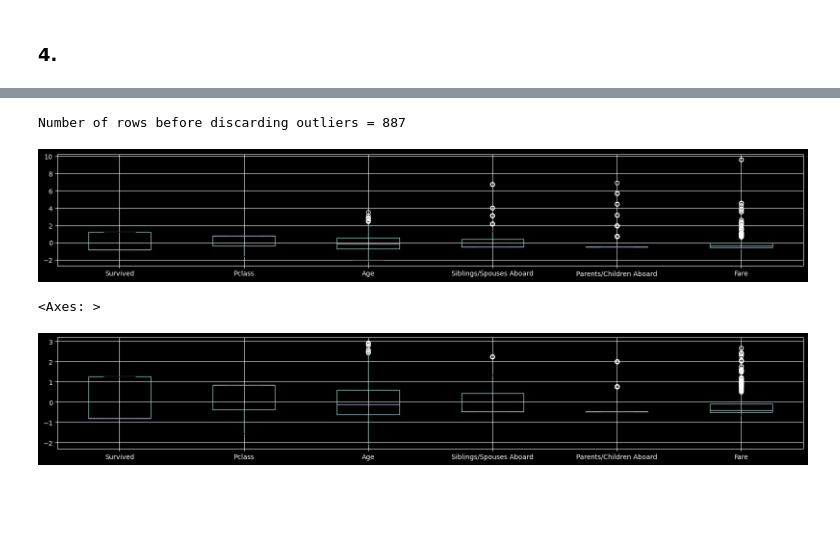
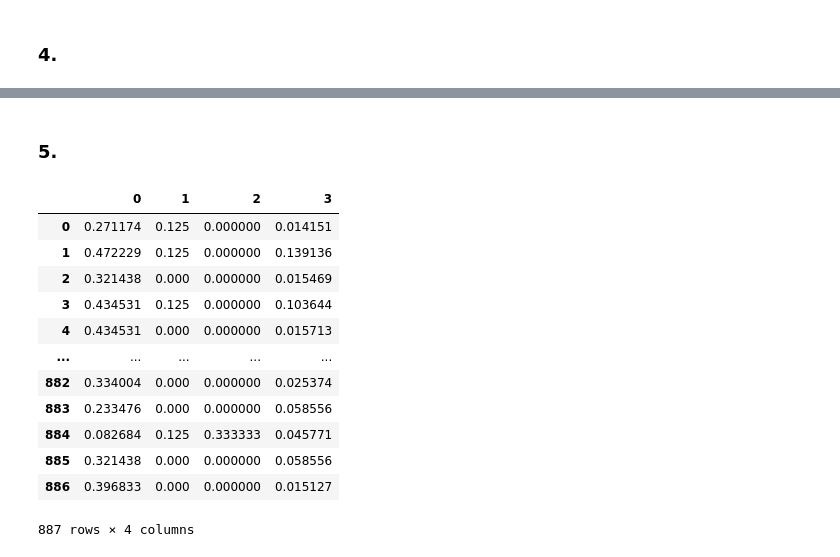
Before and after one commit to massmola/ml-assignments, a Jupyter notebook: Assignment1_group3.ipynb, the cells around one changed output, grey strips where cells are left out. Cells and saved outputs as stored; diff of their text form; code cells hidden in the pictures; blank space fills up the shorter version.

```diff
--- a/Assignment1_group3.ipynb
+++ b/Assignment1_group3.ipynb
@@ -93,18 +104,24 @@ Num of samples after outlier cleaning: 0
-# %%
-# Your code here
-Z = (numeric_titanic_df - numeric_titanic_df.mean())/numeric_titanic_df.std()
-
-Z.boxplot(figsize=(20, 3))
-print(f'Number of rows before discarding outliers = {Z.shape[0]}')
-# %% [output]
-Number of rows before discarding outliers = 887
-[figure, removed]
-# %%
-
-
-
-Z2 = Z.loc[((Z > -3).sum(axis=1)==len(Z.columns)) & ((Z <= 3).sum(axis=1)==len(Z.columns)), :]
-Z2.boxplot(figsize=(20, 3))
-# %% [output]
-<Axes: >
-[figure, removed]
+# %% [markdown]
+### 5.
+# %%
+from sklearn.preprocessing import MinMaxScaler
+
+scaler = MinMaxScaler()
+
+X_train_norm = scaler.fit_transform(titanic_df[numeric_attributes])
+
+pd.DataFrame(X_train_norm)
+# %% [output]
+|  | 0 | 1 | 2 | 3 |
+| 0 | 0.271174 | 0.125 | 0.000000 | 0.014151 |
+| 1 | 0.472229 | 0.125 | 0.000000 | 0.139136 |
+| 2 | 0.321438 | 0.000 | 0.000000 | 0.015469 |
+| 3 | 0.434531 | 0.125 | 0.000000 | 0.103644 |
+| 4 | 0.434531 | 0.000 | 0.000000 | 0.015713 |
+| ... | ... | ... | ... | ... |
+| 882 | 0.334004 | 0.000 | 0.000000 | 0.025374 |
+| 883 | 0.233476 | 0.000 | 0.000000 | 0.058556 |
+| 884 | 0.082684 | 0.125 | 0.333333 | 0.045771 |
+| 885 | 0.321438 | 0.000 | 0.000000 | 0.058556 |
+| 886 | 0.396833 | 0.000 | 0.000000 | 0.015127 |
+887 rows × 4 columns
```
Also changed, not shown: parts of 8 cells of this notebook, 1 other file.
